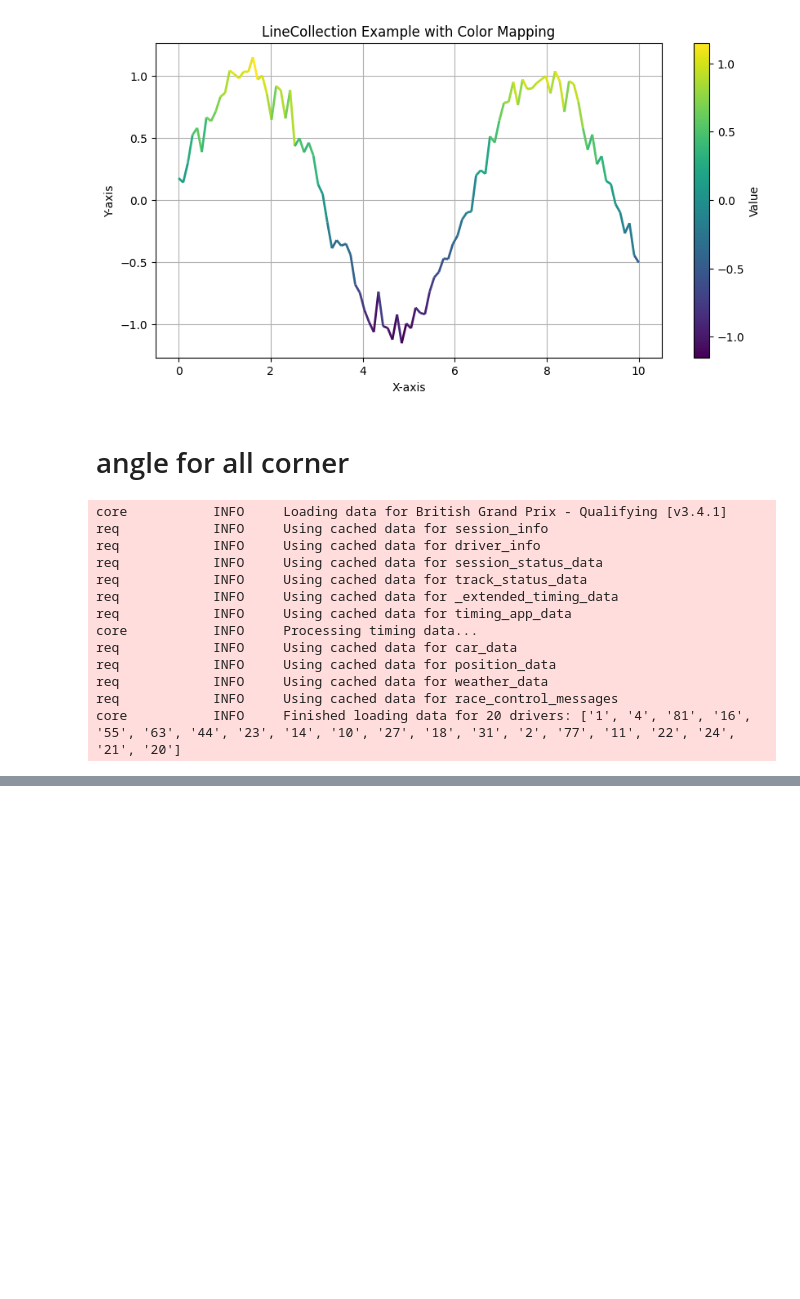
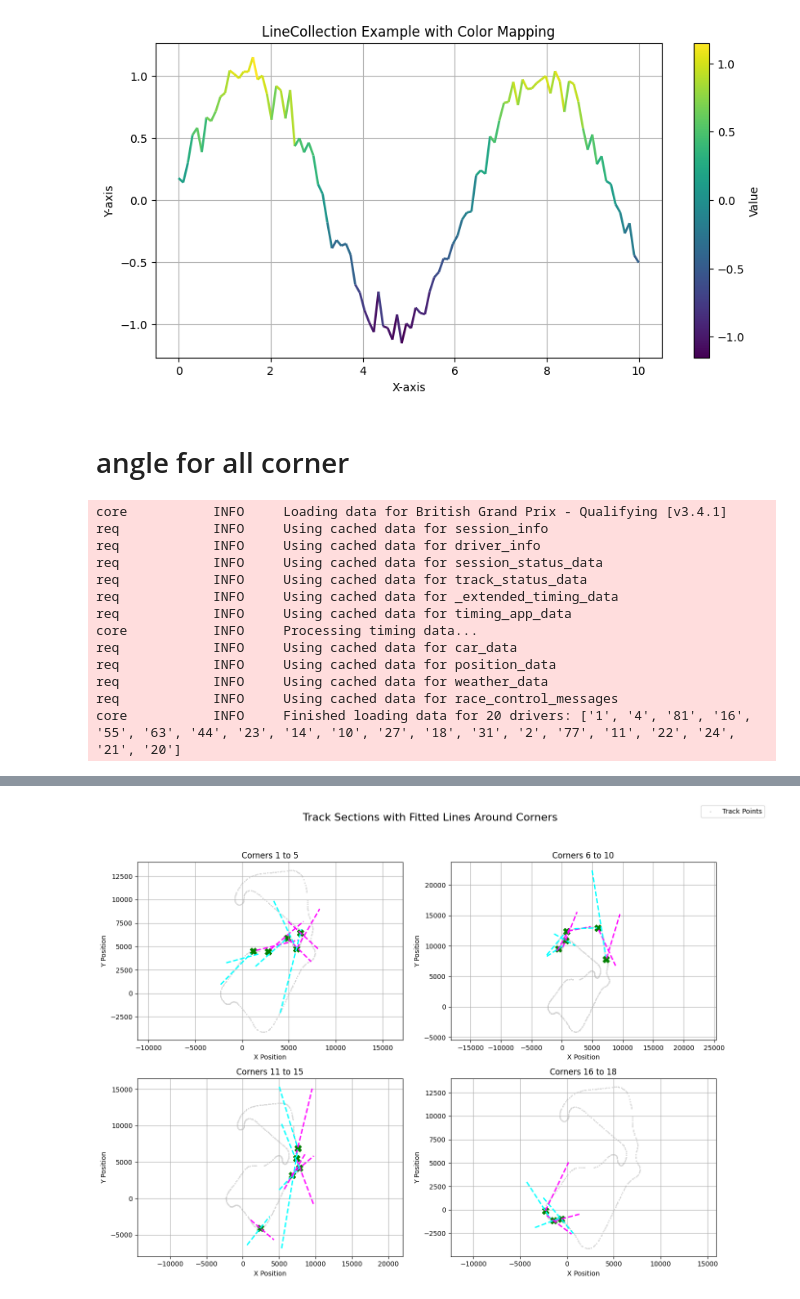
Before and after one commit to rricc22/F1, a Jupyter notebook: categorization_track.ipynb, the cells around one changed output, grey strips where cells are left out. Saved outputs shown, nothing was run; the diff lists cells and outputs as text; code cells hidden in the pictures; blank space fills up the shorter version.

```diff
--- a/categorization_track.ipynb
+++ b/categorization_track.ipynb
@@ -801,0 +1030,87 @@ len(corner_df)
+# %%
+import numpy as np
+import matplotlib.pyplot as plt
+from sklearn.linear_model import LinearRegression
+
+# Constants for the track limits
+x_min, x_max = -3000, 1000
+y_min, y_max = -5000, 15000
+corners_per_plot = 5  # Number of corners per track plot
+
+# Number of figures needed
+num_figures = len(corner_df) // corners_per_plot + (len(corner_df) % corners_per_plot > 0)
+
+# Create a 2x2 grid for subplots
+fig, axes = plt.subplots(2, 2, figsize=(14, 10))
+fig.suptitle("Track Sections with Fitted Lines Around Corners", fontsize=16)
+
+# Loop over figures, plotting 5 corners in each subplot
+for fig_num in range(num_figures):
+    ax = axes[fig_num // 2, fig_num % 2]  # Get subplot position
+
+    # Plot all track points in light gray
+    ax.scatter(pos['X'], pos['Y'], color='lightgray', s=1, label='Track Points')
+
+    # Get the subset of corners for this plot
+    start_corner = fig_num * corners_per_plot
+    end_corner = min(start_corner + corners_per_plot, len(corner_df))
+    corners_subset = corner_df.iloc[start_corner:end_corner]
+
+    # Loop through each corner point in the subset
+    for i, o, p in corners_subset[['X', 'Y', 'Number']].itertuples(index=False):
+        corner_x, corner_y = round(i), round(o)
+
+        # Number of points around each corner
+        max_value = 10
+        longer_line = 2000
+
+        # Find the closest track point to this corner
+        distances = np.sqrt((pos['X'] - corner_x) ** 2 + (pos['Y'] - corner_y) ** 2)
+        corner_index = np.argmin(distances)
+
+        # Get points before and after the corner
+        before_points = pos.iloc[max(corner_index - max_value, 0):corner_index]
+        after_points = pos.iloc[corner_index + 1:corner_index + max_value + 1]
+
+        X_before, y_before = before_points['X'].values.reshape(-1, 1), before_points['Y'].values
+        X_after, y_after = after_points['X'].values.reshape(-1, 1), after_points['Y'].values
+
+        # Center points at (x0, y0)
+        x0, y0 = corner_x, corner_y
+        adjusted_X_before = X_before - x0
+        adjusted_X_after = X_after - x0
+
+        # Fit lines before and after the corner
+        model_before, model_after = LinearRegression(), LinearRegression()
+        model_before.fit(adjusted_X_before, y_before)
+        model_after.fit(adjusted_X_after, y_after)
+
+        # Calculate fitted lines
+        x_fit_before = np.linspace(X_before.min() - longer_line, X_before.max(), 100).reshape(-1, 1)
+        x_fit_after = np.linspace(X_after.min(), X_after.max() + longer_line, 100).reshape(-1, 1)
+        y_fit_before = model_before.coef_[0] * (x_fit_before - x0) + y0
+        y_fit_after = model_after.coef_[0] * (x_fit_after - x0) + y0
+
+        # Plot the corner and fitted lines
+        ax.scatter(corner_x, corner_y, color='green', s=100, marker='X', label=f'Corner {p}' if p == start_corner else None)
+        ax.plot(x_fit_before, y_fit_before, color='cyan', linestyle='--', linewidth=2, label='Fitted Line Before Corner' if p == start_corner else None)
+        ax.plot(x_fit_after, y_fit_after, color='magenta', linestyle='--', linewidth=2, label='Fitted Line After Corner' if p == start_corner else None)
+
+    # Set plot range and labels
+    ax.set_xlim(x_min, x_max)
+    ax.set_ylim(y_min, y_max)
+    ax.set_title(f'Corners {start_corner + 1} to {end_corner}')
+    ax.set_xlabel('X Position')
+    ax.set_ylabel('Y Position')
+    ax.axis('equal')
+    ax.grid()
+
+# Add legend to the first subplot only to avoid clutter
+handles, labels = axes[0, 0].get_legend_handles_labels()
+fig.legend(handles, labels, loc='upper right', fontsize=10)
+
+# Adjust layout and show the plot
+plt.tight_layout(rect=[0, 0, 0.95, 0.95])
+plt.show()
+# %% [output]
+[figure, added]
```
Also changed, not shown: parts of 7 cells of this notebook.
